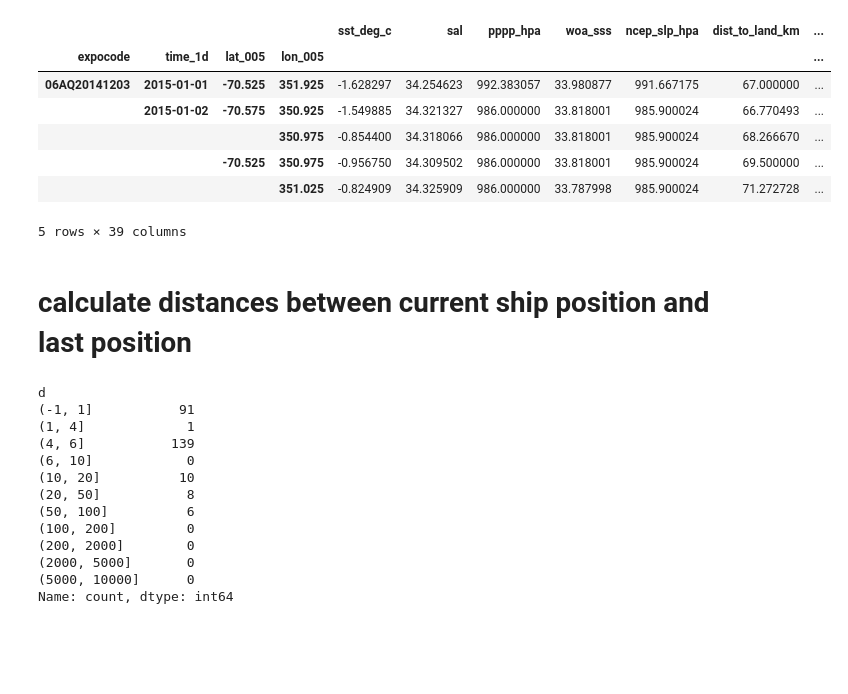
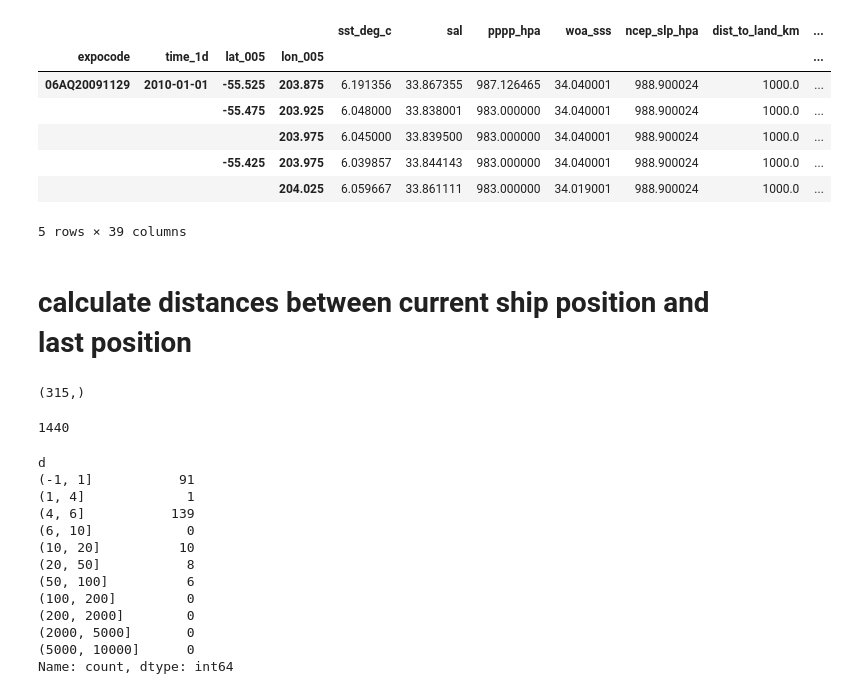
Before and after one commit to ebrusoni/fco2diffusion, a Jupyter notebook: notebooks/tracks64.ipynb, the cells around one changed output. Saved outputs shown, nothing was run; the diff lists cells and outputs as text; code cells hidden in the pictures; blank space fills up the shorter version.

```diff
--- a/notebooks/tracks64.ipynb
+++ b/notebooks/tracks64.ipynb
@@ -3,17 +3,17 @@ import pandas as pd
 import matplotlib.pyplot as plt
 from data_explore import viz
 # %%
-fname = '../data/SOCATv2024-1d_005deg-colloc-r20250224/SOCATv2024_1d_005deg_collocated_2015-r20250224.pq'
+fname = '../data/SOCATv2024-1d_005deg-colloc-r20250224/SOCATv2024_1d_005deg_collocated_2010-r20250224.pq'
 df = pd.read_parquet(fname)
 df.head(5)
 # %% [output]
 |  |  |  |  | sst_deg_c | sal | pppp_hpa | woa_sss | ncep_slp_hpa | dist_to_land_km | ... |
 | expocode | time_1d | lat_005 | lon_005 |  |  |  |  |  |  | ... |
-| 06AQ20141203 | 2015-01-01 | -70.525 | 351.925 | -1.628297 | 34.254623 | 992.383057 | 33.980877 | 991.667175 | 67.000000 | ... |
-|  | 2015-01-02 | -70.575 | 350.925 | -1.549885 | 34.321327 | 986.000000 | 33.818001 | 985.900024 | 66.770493 | ... |
-|  |  |  | 350.975 | -0.854400 | 34.318066 | 986.000000 | 33.818001 | 985.900024 | 68.266670 | ... |
-|  |  | -70.525 | 350.975 | -0.956750 | 34.309502 | 986.000000 | 33.818001 | 985.900024 | 69.500000 | ... |
-|  |  |  | 351.025 | -0.824909 | 34.325909 | 986.000000 | 33.787998 | 985.900024 | 71.272728 | ... |
+| 06AQ20091129 | 2010-01-01 | -55.525 | 203.875 | 6.191356 | 33.867355 | 987.126465 | 34.040001 | 988.900024 | 1000.0 | ... |
+|  |  | -55.475 | 203.925 | 6.048000 | 33.838001 | 983.000000 | 34.040001 | 988.900024 | 1000.0 | ... |
+|  |  |  | 203.975 | 6.045000 | 33.839500 | 983.000000 | 34.040001 | 988.900024 | 1000.0 | ... |
+|  |  | -55.425 | 203.975 | 6.039857 | 33.844143 | 983.000000 | 34.040001 | 988.900024 | 1000.0 | ... |
+|  |  |  | 204.025 | 6.059667 | 33.861111 | 983.000000 | 34.019001 | 988.900024 | 1000.0 | ... |
 5 rows × 39 columns
 # %% [markdown]
 # calculate distances between current ship position and last position
@@ -27,4 +28,12 @@ cruise_id = expocodes[210]
 cruise = df.loc[cruise_id].sort_values(by='time_avg')
+# %%
+print(expocodes.shape)
+# %% [output]
+(315,)
+# %%
+72*20
+# %% [output]
+1440
 # %%
 cruise.head()
 
```
Also changed, not shown: parts of 15 cells of this notebook, 22 other files.
